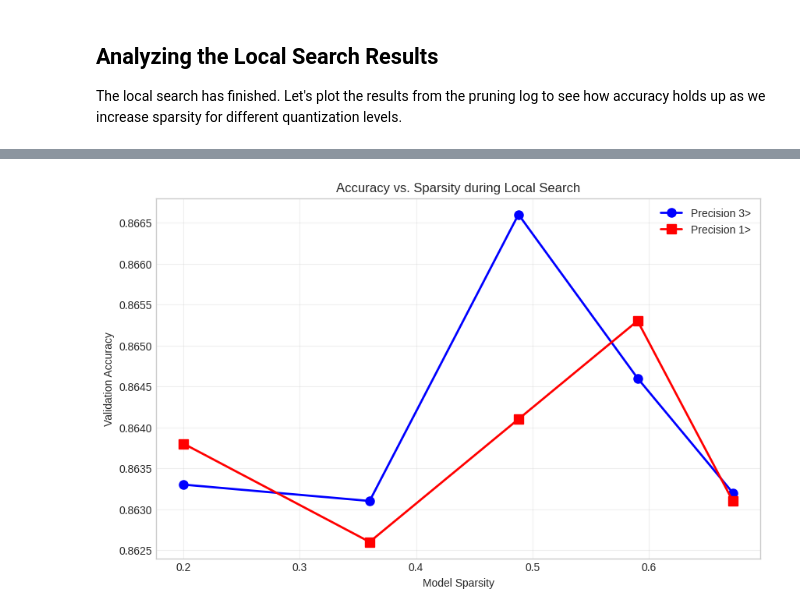
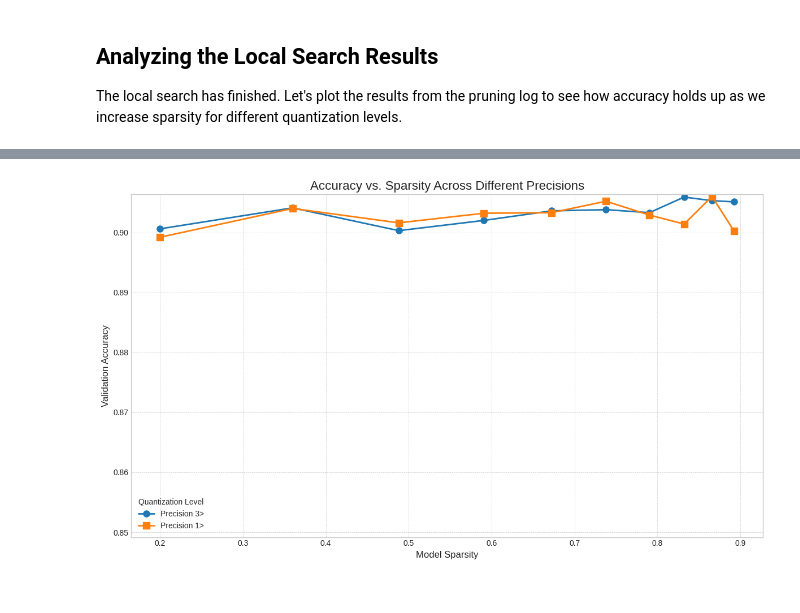
Before and after one commit to fastmachinelearning/nac-opt, a Jupyter notebook: TUTORIAL_1.ipynb, the cells around one changed output, grey strips where cells are left out. Drawn from its saved outputs; the diff is of its cells as text; code cells hidden in the pictures.

```diff
--- a/TUTORIAL_1.ipynb
+++ b/TUTORIAL_1.ipynb
@@ -178,10 +161,11 @@ LOCAL_SEARCH_CONFIG_PATH = os.path.join(RESULTS_DIR_MLP, 'local_search_settings.
 # Define settings for QAT (precisions) and pruning
 local_search_settings = {
     'precision_pairs': [
+        # {'total_bits': 16, 'int_bits': 6},
         {'total_bits': 8, 'int_bits': 3},
         {'total_bits': 4, 'int_bits': 1},
     ],
-    'pruning_iterations': 5,
+    'pruning_iterations': 10,
     'epochs_per_iteration': 8,
     'pruning_rate': 0.8, # Prune 20% of remaining weights each iteration (1 - 0.8)
 }
@@ -196,12 +180,12 @@ ARCHITECTURE_YAML_PATH = os.path.join(RESULTS_DIR_MLP, "best_model_for_local_sea
 
 
 # --- Load Dataset for Local Search ---
-resize_val = 8 # Explicitly match the global search's default size
+resize_val = 8
 x_train, y_train, x_val, y_val = load_and_preprocess_mnist(
     resize_val=resize_val,
     subset_size=SUBSET_SIZE_MLP,
     flatten=False,
-    one_hot=False
+    one_hot=True
 )
 
 # --- Run the Local Search ---
@@ -256,32 +240,70 @@ Summary of best accuracies per precision:
 
 The local search has finished. Let's plot the results from the pruning log to see how accuracy holds up as we increase sparsity for different quantization levels.
 # %%
-if not local_search_df.empty:
-    plt.figure(figsize=(10, 6))
+# if not local_search_df.empty:
+#     plt.figure(figsize=(10, 6))
 
-    # Define distinct colors and markers
-    colors = ['blue', 'red']
-    markers = ['o', 's']  # circle and square
+#     # Define distinct colors and markers
+#     colors = ['blue', 'red']
+#     markers = ['o', 's']  # circle and square
 
+#     precisions = local_search_df['Precision'].unique()
+#     # print(f"Found precisions: {precisions}")
+#     # print(f"Data shape: {local_search_df.shape}")
+
+#     for i, prec in enumerate(precisions):
+#         subset = local_search_df[local_search_df['Precision'] == prec]
+#         print(f"Precision {prec}: {len(subset)} data points")
+#         print(subset[['Iteration', 'Sparsity', 'Accuracy']].to_string())
+
+#         plt.plot(subset['Sparsity'], subset['Accuracy'],
+#                 marker=markers[i], linestyle='-',
+#                 color=colors[i], linewidth=2,
+#                 markersize=8, label=f'Precision {prec}')
+
+#     plt.title('Accuracy vs. Sparsity during Local Search')
+#     plt.xlabel('Model Sparsity')
+#     plt.ylabel('Validation Accuracy')
+#     plt.legend()
+#     plt.grid(True, alpha=0.3)
+#     plt.show()
+# else:
+#     print("Local search did not produce results to analyze.")
+
+
+
+if 'local_search_df' in locals() and not local_search_df.empty:
+    plt.figure(figsize=(12, 7))
+
+    # Define distinct colors and markers for better readability
+    colors = ['#1f77b4', '#ff7f0e', '#2ca02c', '#d62728'] # Blue, Orange, Green, Red
+    markers = ['o', 's', '^', 'D']  # Circle, Square, Triangle, Diamond
+
+    # Get the unique precision levels from the results
     precisions = local_search_df['Precision'].unique()
-    # print(f"Found precisions: {precisions}")
-    # print(f"Data shape: {local_search_df.shape}")
 
+    # Plot a separate, styled line for each precision
     for i, prec in enumerate(precisions):
         subset = local_search_df[local_search_df['Precision'] == prec]
-        print(f"Precision {prec}: {len(subset)} data points")
-        print(subset[['Iteration', 'Sparsity', 'Accuracy']].to_string())
+
+        # Sort by sparsity to ensure the line is drawn correctly
+        subset = subset.sort_values(by='Sparsity')
 
         plt.plot(subset['Sparsity'], subset['Accuracy'],
-                marker=markers[i], linestyle='-',
-                color=colors[i], linewidth=2,
-                markersize=8, label=f'Precision {prec}')
+                 marker=markers[i % len(markers)],  # Cycle through markers
+                 linestyle='-',
+                 color=colors[i % len(colors)],    # Cycle through colors
+                 linewidth=2,
+                 markersize=8,
+                 label=f'Precision {prec}')
 
-    plt.title('Accuracy vs. Sparsity during Local Search')
-    plt.xlabel('Model Sparsity')
-    plt.ylabel('Validation Accuracy')
-    plt.legend()
-    plt.grid(True, alpha=0.3)
+    plt.title('Accuracy vs. Sparsity Across Different Precisions', fontsize=16)
+    plt.xlabel('Model Sparsity', fontsize=12)
+    plt.ylabel('Validation Accuracy', fontsize=12)
+    plt.legend(title="Quantization Level", fontsize=10)
+    plt.grid(True, which='both', linestyle='--', linewidth=0.5)
+    plt.ylim(bottom=max(0, local_search_df['Accuracy'].min() - 0.05)) # Adjust y-axis to focus on results
+    plt.tight_layout()
     plt.show()
 else:
     print("Local search did not produce results to analyze.")
@@ -303 +311 @@ Precision 1>: 5 data points
-[figure, old version]
+[figure, new version]
```
Also changed, not shown: parts of 6 cells of this notebook, 19 other files.
